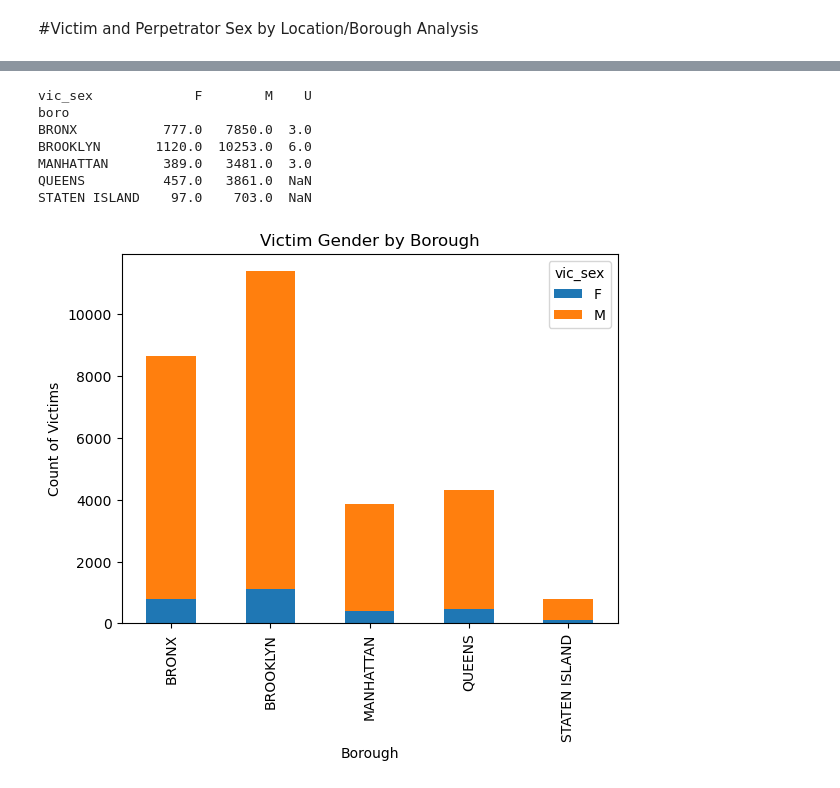
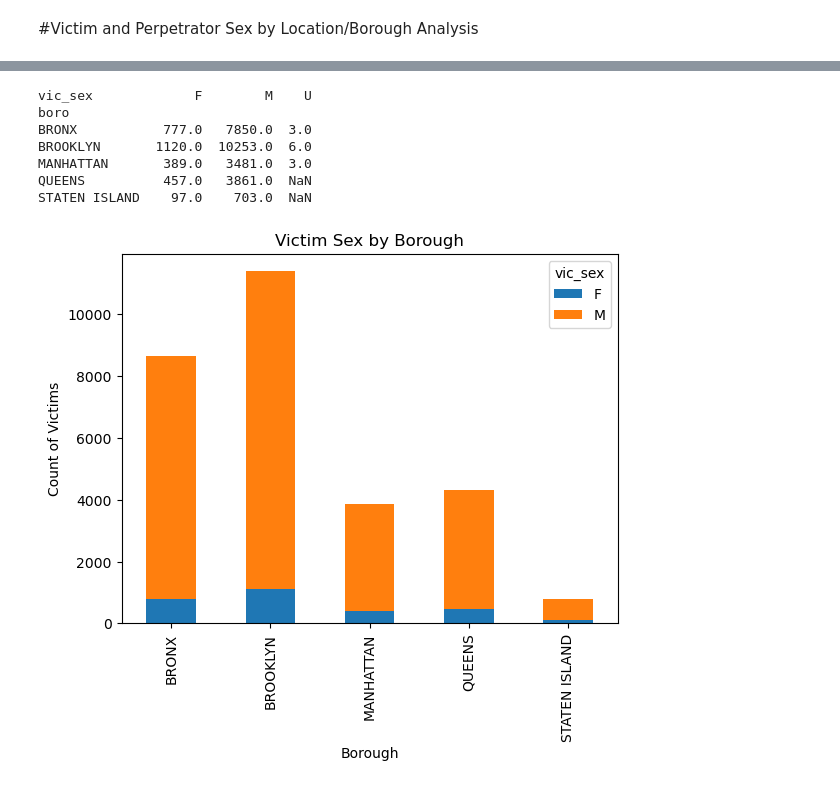
Before and after one commit to jenellecodes/NYC-Causes-of-Death-Analysis, a Jupyter notebook: notebooks/sarah_eda.ipynb, the cells around one changed output, grey strips where cells are left out. Cells and saved outputs as stored; diff of their text form; code cells hidden in the pictures.

```diff
--- a/notebooks/sarah_eda.ipynb
+++ b/notebooks/sarah_eda.ipynb
@@ -226,25 +232,25 @@ VIDEO STORE                   NaN   NaN     7.0    NaN
 # %%
 pivot_vic_sex_by_boro = df.pivot_table(values= 'Unnamed: 0', index = 'boro', columns='vic_sex', aggfunc='size')
 print(pivot_vic_sex_by_boro)
 
 pivot_vic_sex_by_boro = pivot_vic_sex_by_boro.reindex(columns=valid_sex, fill_value=0)
 
 pivot_vic_sex_by_boro.plot.bar(stacked=True)
 
-plt.title('Victim Gender by Borough')
+plt.title('Victim Sex by Borough')
 plt.xlabel('Borough')
 plt.xticks(rotation=90)
 plt.ylabel('Count of Victims')
 plt.show()
 # %% [output]
 vic_sex             F        M    U
 boro
 BRONX           777.0   7850.0  3.0
 BROOKLYN       1120.0  10253.0  6.0
 MANHATTAN       389.0   3481.0  3.0
 QUEENS          457.0   3861.0  NaN
 STATEN ISLAND    97.0    703.0  NaN
-[figure, old version]
+[figure, new version]
 # %%
 pivot_perp_sex_by_boro = df.pivot_table(values= 'Unnamed: 0', index = 'boro', columns='perp_sex', aggfunc='size')
 print(pivot_perp_sex_by_boro)
```
Also changed, not shown: parts of 7 cells of this notebook.
